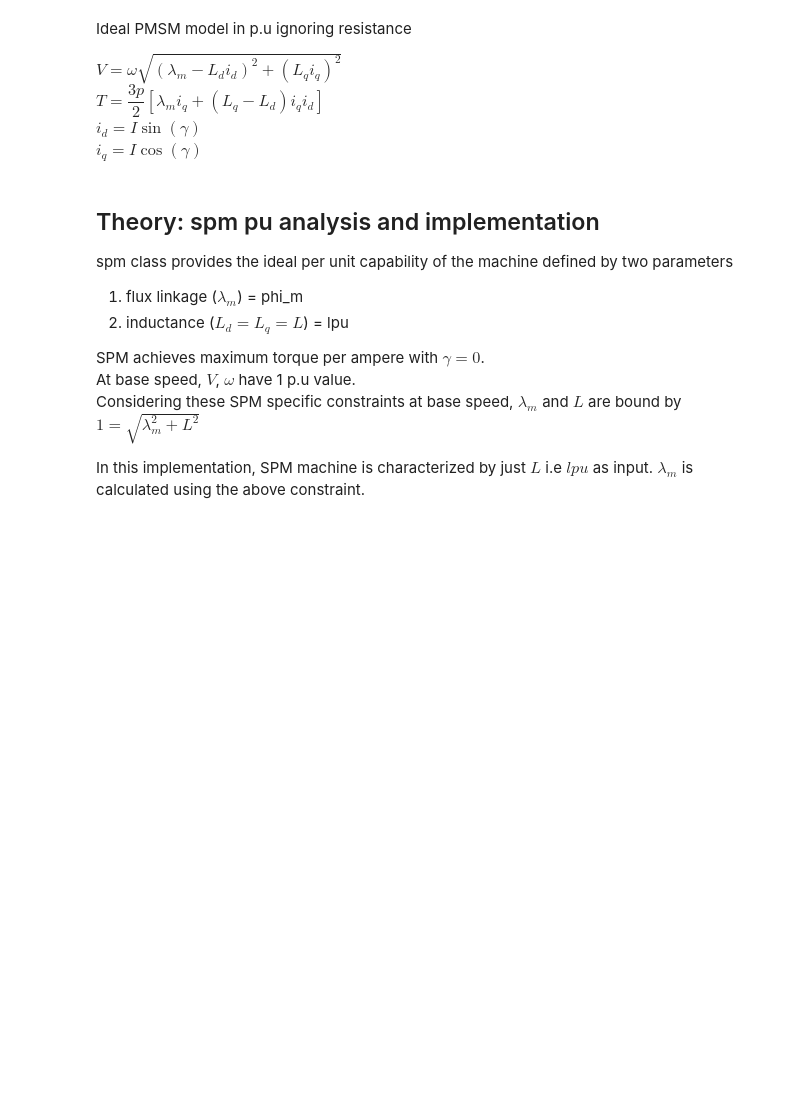
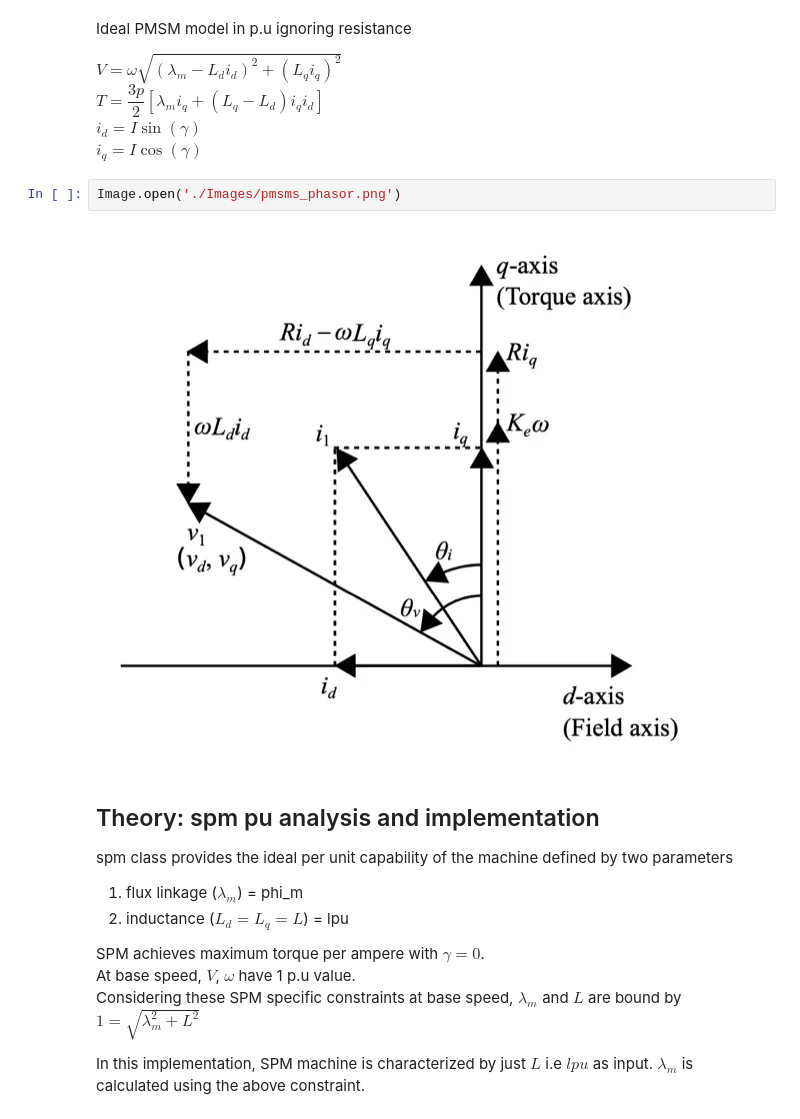
Before and after one commit to NaveenDeepak/emdesigner, a Jupyter notebook: nbs/01_pu_pmsm.ipynb, the cells around one changed output. Drawn from its saved outputs; the diff is of its cells as text; blank space fills up the shorter version.

Commit message:
added images folder to nbs folder and used PIL to display image

```diff
--- a/nbs/01_pu_pmsm.ipynb
+++ b/nbs/01_pu_pmsm.ipynb
@@ -21,6 +22,10 @@ $V = \omega \sqrt{ (\lambda_m - L_d i_d )^2 + (L_q i_q )^2 }$
 $T = \dfrac{3 p}{2} [\lambda_m i_q + (L_q - L_d)i_q i_d]$
 $i_d = I \sin(\gamma)$
 $i_q = I \cos(\gamma)$
+# %%
+Image.open('./Images/pmsms_phasor.png')
+# %% [output]
+[figure, added]
 # %% [markdown]
 ## Theory: spm pu analysis and implementation
 spm class provides the ideal per unit capability of the machine defined by two parameters
```
Also changed, not shown: parts of 1 cell of this notebook, 2 other files.
